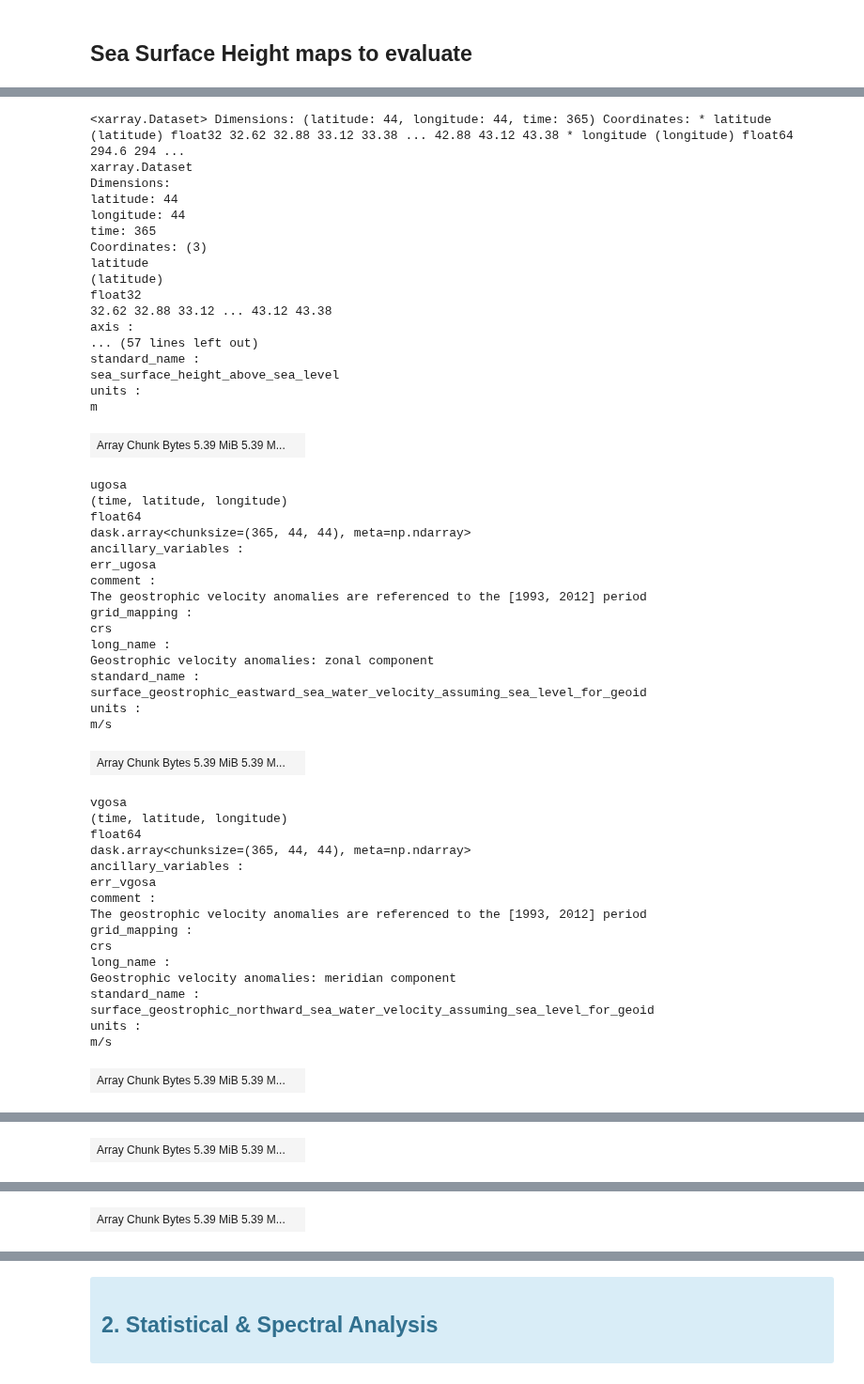
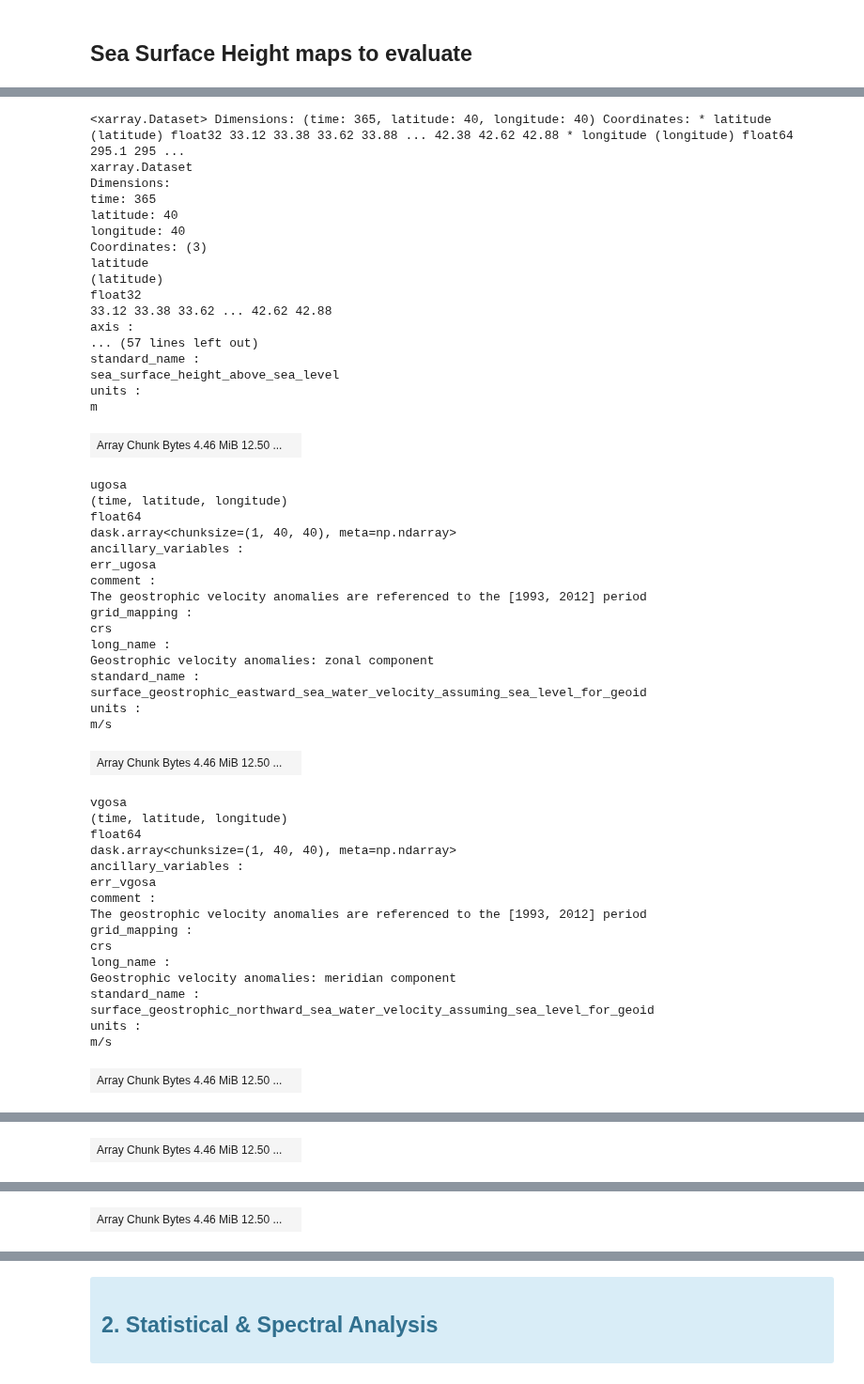
Before and after one commit to ocean-data-challenges/2023a_SSH_mapping_OSE, a Jupyter notebook: nb_diags_gulfstream/ssh_scores_DUACS_geos_GS.ipynb, the cells around one changed output, grey strips where cells are left out. Shown at 94% size. Drawn from its saved outputs; the diff is of its cells as text; code cells hidden in the pictures.

```diff
--- a/nb_diags_gulfstream/ssh_scores_DUACS_geos_GS.ipynb
+++ b/nb_diags_gulfstream/ssh_scores_DUACS_geos_GS.ipynb
@@ -68,7 +66,7 @@ lon_min = 295                                          # domain min longitude
 lon_max = 305                                          # domain max longitude
 lat_min = 33.                                          # domain min latitude
 lat_max = 43.                                          # domain max latitude
-box_lonlat_GS = {'lon_min':lon_min,'lon_max':lon_max,'lat_min':lat_min,'lat_max':lat_max}
+box_lonlat = {'lon_min':lon_min,'lon_max':lon_max,'lat_min':lat_min,'lat_max':lat_max}
 
 method_name = 'DUACS'
 
@@ -76,7 +74,7 @@ stat_output_filename = f'{output_dir}/stat_sla_duacs_geos_GS.nc'  # output stati
 lambda_min = 65.                                               # minimun spatial scale in kilometer to consider on the filtered signal
 lambda_max = 500.                                              # maximum spatial scale in kilometer to consider on the filtered signal
 psd_output_filename = f'{output_dir}/psd_sla_duacs_geos_GS.nc'    # output spectral analysis filename
-segment_lenght = 1000.                                         # spectral parameer: along-track segment lenght in kilometer to consider in the spectral analysis
+segment_lenght = 500.                                         # spectral parameer: along-track segment lenght in kilometer to consider in the spectral analysis
 # %% [markdown]
 <div class="alert alert-info" role="alert">
 
@@ -116,8 +114,12 @@ Data variables:
 ## Sea Surface Height maps to evaluate
 # %%
 %%time
-list_of_maps = sorted(glob('../data/maps/DUACS_GS.nc'))
+list_of_maps = sorted(glob('../data/maps/DUACS_global_allsat-alg/dt*'))
 ds_maps = xr.open_mfdataset(list_of_maps, combine='nested', concat_dim='time')
 ds_maps = ds_maps.sel(time=slice(time_min, time_max))
+
+from src.mod_compare import regional_zoom
+ds_maps = regional_zoom(ds_maps, [box_lonlat['lon_min'],box_lonlat['lon_max']], [box_lonlat['lat_min'],box_lonlat['lat_max']], namelon='longitude', namelat='latitude', change_lon=False)
+
 ds_maps
 # %% [output]
@@ -126,25 +128,25 @@ Wall time: 69.9 ms
-<xarray.Dataset> Dimensions: (latitude: 44, longitude: 44, time: 365) Coordinates: * latitude (latitude) float32 32.62 32.88 33.12 33.38 ... 42.88 43.12 43.38 * longitude (longitude) float64 294.6 294 ...
+<xarray.Dataset> Dimensions: (time: 365, latitude: 40, longitude: 40) Coordinates: * latitude (latitude) float32 33.12 33.38 33.62 33.88 ... 42.38 42.62 42.88 * longitude (longitude) float64 295.1 295 ...
 xarray.Dataset
 Dimensions:
-latitude: 44
-longitude: 44
 time: 365
+latitude: 40
+longitude: 40
 Coordinates: (3)
 latitude
 (latitude)
 float32
-32.62 32.88 33.12 ... 43.12 43.38
+33.12 33.38 33.62 ... 42.62 42.88
 axis :
 ... (57 lines left out)
 standard_name :
 sea_surface_height_above_sea_level
 units :
 m
-| Array Chunk Bytes 5.39 MiB 5.39 M... |  |
+| Array Chunk Bytes 4.46 MiB 12.50 ... |  |
 ugosa
 (time, latitude, longitude)
 float64
-dask.array<chunksize=(365, 44, 44), meta=np.ndarray>
+dask.array<chunksize=(1, 40, 40), meta=np.ndarray>
 ancillary_variables :
 err_ugosa
 comment :
@@ -157,11 +159,11 @@ standard_name :
 surface_geostrophic_eastward_sea_water_velocity_assuming_sea_level_for_geoid
 units :
 m/s
-| Array Chunk Bytes 5.39 MiB 5.39 M... |  |
+| Array Chunk Bytes 4.46 MiB 12.50 ... |  |
 vgosa
 (time, latitude, longitude)
 float64
-dask.array<chunksize=(365, 44, 44), meta=np.ndarray>
+dask.array<chunksize=(1, 40, 40), meta=np.ndarray>
 ancillary_variables :
 err_vgosa
 comment :
@@ -174,7 +176,7 @@ standard_name :
 surface_geostrophic_northward_sea_water_velocity_assuming_sea_level_for_geoid
 units :
 m/s
-| Array Chunk Bytes 5.39 MiB 5.39 M... |  |
+| Array Chunk Bytes 4.46 MiB 12.50 ... |  |
 adt
 (time, latitude, longitude)
 float64
@@ -189,7 +191,7 @@ standard_name :
 sea_surface_height_above_geoid
 units :
 m
-| Array Chunk Bytes 5.39 MiB 5.39 M... |  |
+| Array Chunk Bytes 4.46 MiB 12.50 ... |  |
 ugos
 (time, latitude, longitude)
 float64
@@ -202,7 +204,7 @@ standard_name :
 surface_geostrophic_eastward_sea_water_velocity
 units :
 m/s
-| Array Chunk Bytes 5.39 MiB 5.39 M... |  |
+| Array Chunk Bytes 4.46 MiB 12.50 ... |  |
 vgos
 (time, latitude, longitude)
 float64
```
Also changed, not shown: parts of 7 cells of this notebook, 20 other files.
